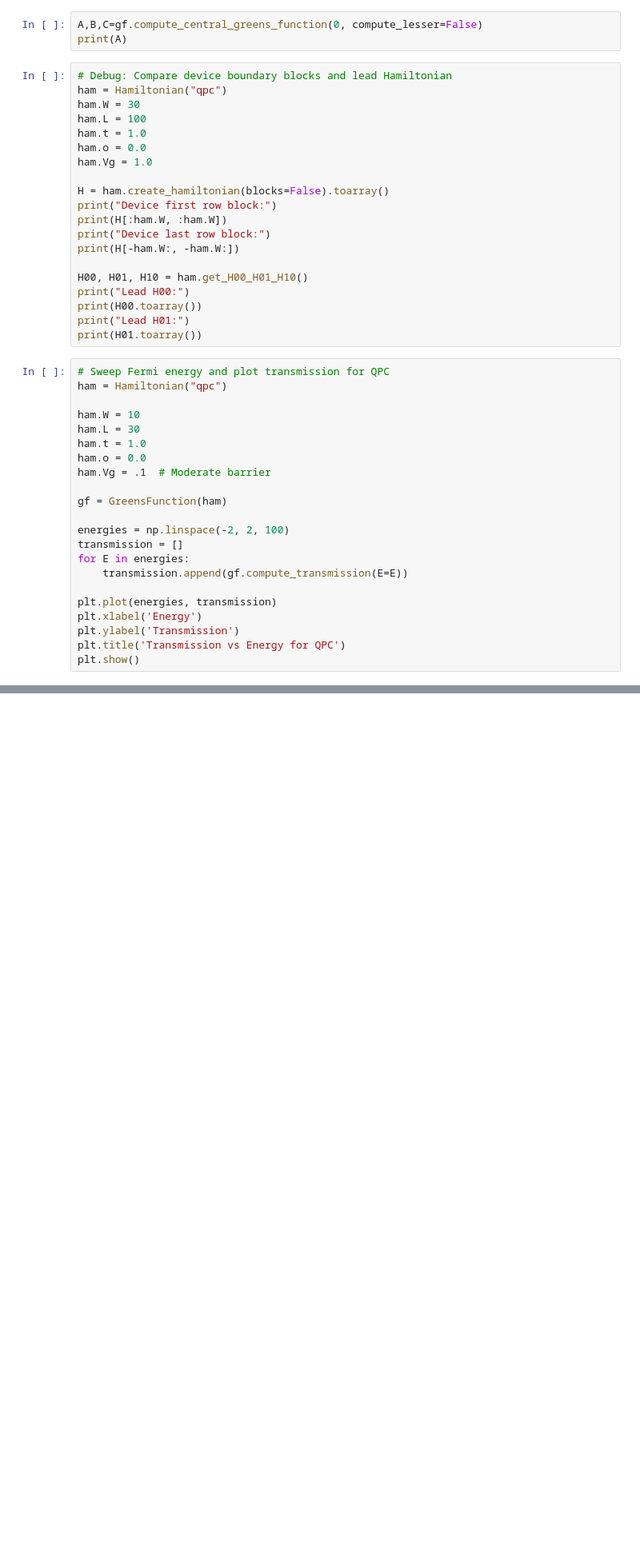
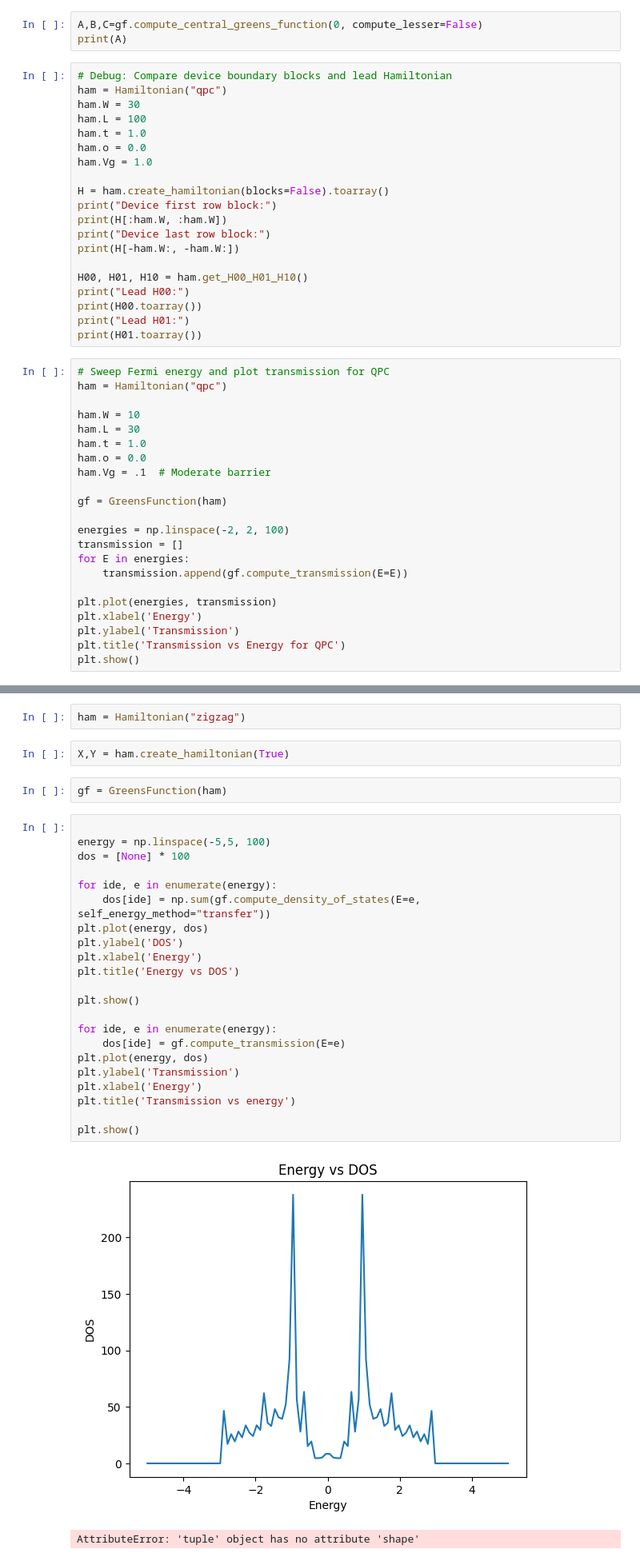
Before and after one commit to nandandiwan/transistorNEGF, a Jupyter notebook: src/test_systems/test.ipynb, the cells around one changed output, grey strips where cells are left out. Shown at 80% size. Drawn from its saved outputs; the diff is of its cells as text; blank space fills up the shorter version.

Commit message:
zigzag workign dos

```diff
--- a/src/test_systems/test.ipynb
+++ b/src/test_systems/test.ipynb
@@ -129,0 +441,31 @@ plt.show()
+# %%
+ham = Hamiltonian("zigzag")
+# %%
+X,Y = ham.create_hamiltonian(True)
+# %%
+gf = GreensFunction(ham)
+# %%
+
+energy = np.linspace(-5,5, 100)
+dos = [None] * 100
+
+for ide, e in enumerate(energy):
+    dos[ide] = np.sum(gf.compute_density_of_states(E=e, self_energy_method="transfer"))
+plt.plot(energy, dos)
+plt.ylabel('DOS')
+plt.xlabel('Energy')
+plt.title('Energy vs DOS')
+
+plt.show()
+
+for ide, e in enumerate(energy):
+    dos[ide] = gf.compute_transmission(E=e)
+plt.plot(energy, dos)
+plt.ylabel('Transmission')
+plt.xlabel('Energy')
+plt.title('Transmission vs energy')
+
+plt.show()
+# %% [output]
+[figure, added]
+AttributeError: 'tuple' object has no attribute 'shape'
```
Also changed, not shown: parts of 11 cells of this notebook, 6 other files.
